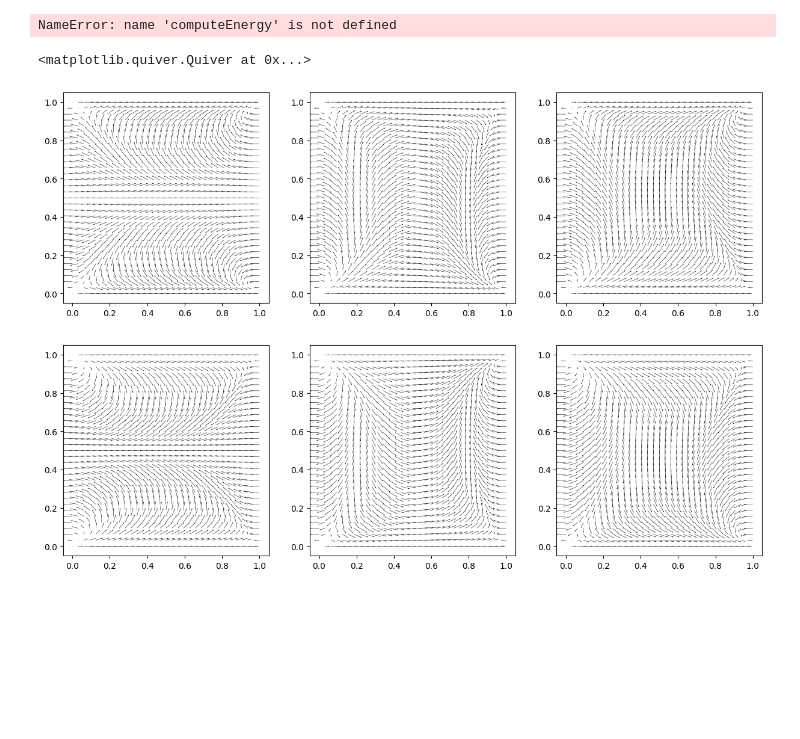
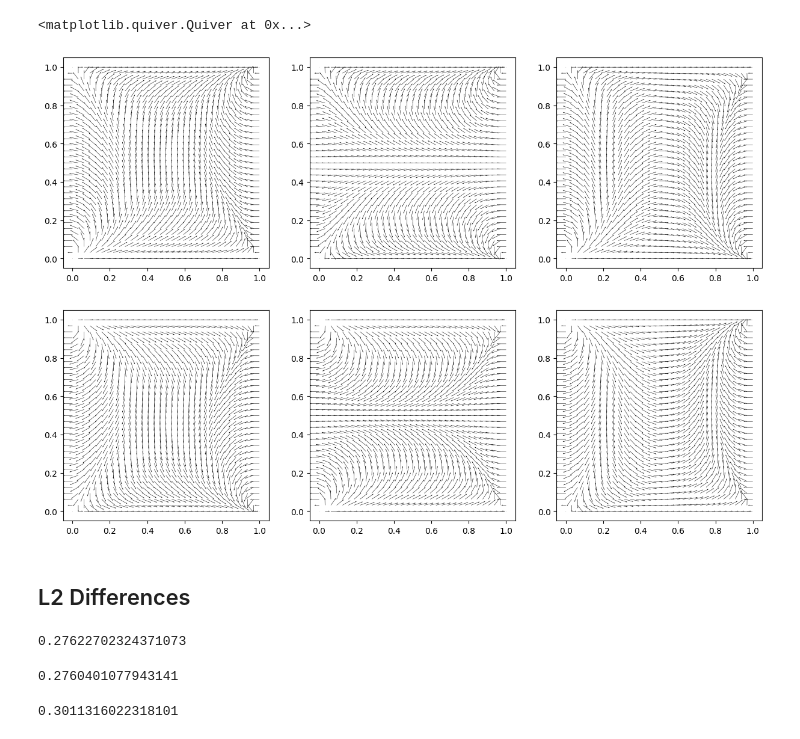
Before and after one commit to SeanDisaro/DeflationPIML, a Jupyter notebook: metricsAndPics4Paper.ipynb, the cells around one changed output. Cells and saved outputs as stored; diff of their text form; code cells hidden in the pictures; blank space fills up the shorter version.

```diff
--- a/metricsAndPics4Paper.ipynb
+++ b/metricsAndPics4Paper.ipynb
@@ -96,0 +134,7 @@ array([[0.     , 0.     ],
+# %%
+D1_fem = scipy.io.loadmat("data/Reduced2DimLDG/trueSolution/data_LDG_D1_solution.mat")
+D2_fem = scipy.io.loadmat("data/Reduced2DimLDG/trueSolution/data_LDG_D2_solution.mat")
+R1_fem = scipy.io.loadmat("data/Reduced2DimLDG/trueSolution/data_LDG_R1_solution.mat")
+R2_fem = scipy.io.loadmat("data/Reduced2DimLDG/trueSolution/data_LDG_R2_solution.mat")
+R3_fem = scipy.io.loadmat("data/Reduced2DimLDG/trueSolution/data_LDG_R3_solution.mat")
+R4_fem = scipy.io.loadmat("data/Reduced2DimLDG/trueSolution/data_LDG_R4_solution.mat")
@@ -180,47 +237,43 @@ ax[1,2].quiver(
-# %%
-computeEnergy(xy[:,0], xy[:,1], Q11_fem[3], Q12_fem[4])
-# %% [output]
-NameError: name 'computeEnergy' is not defined
 # %%
 fig, ax = plt.subplots(2, 3)
 fig.set_figheight(10)
 fig.set_figwidth(15)
 ax[0,0].quiver(
-                xy[:,0], xy[:,1],
-                Q11_fem[0],
-                Q12_fem[0],
+                xy[:33*33,0], xy[:33*33,1],
+                Q11_fem[0][:33*33],
+                Q12_fem[0][:33*33],
                 angles='xy', scale_units='xy', scale=20, width=0.0015
                 )
 ax[1,0].quiver(
-                xy[:,0], xy[:,1],
-                Q11_fem[1],
-                Q12_fem[1],
+                xy[:33*33,0], xy[:33*33,1],
+                Q11_fem[1][:33*33],
+                Q12_fem[1][:33*33],
                 angles='xy', scale_units='xy', scale=20, width=0.0015
                 )
 ax[0,1].quiver(
-                xy[:,0], xy[:,1],
-                Q11_fem[2],
-                Q12_fem[2],
+                xy[:33*33,0], xy[:33*33,1],
+                Q11_fem[2][:33*33],
+                Q12_fem[2][:33*33],
                 angles='xy', scale_units='xy', scale=20, width=0.0015
                 )
 ax[1,1].quiver(
-                xy[:,0], xy[:,1],
-                Q11_fem[3],
-                Q12_fem[3],
+                xy[:33*33,0], xy[:33*33,1],
+                Q11_fem[3][:33*33],
+                Q12_fem[3][:33*33],
                 angles='xy', scale_units='xy', scale=20, width=0.0015
                 )
 ax[0,2].quiver(
-                xy[:,0], xy[:,1],
-                Q11_fem[4],
-                Q12_fem[4],
+                xy[:33*33,0], xy[:33*33,1],
+                Q11_fem[4][:33*33],
+                Q12_fem[4][:33*33],
                 angles='xy', scale_units='xy', scale=20, width=0.0015
                 )
 ax[1,2].quiver(
-                xy[:,0], xy[:,1],
-                Q11_fem[5],
-                Q12_fem[5],
+                xy[:33*33,0], xy[:33*33,1],
+                Q11_fem[5][:33*33],
+                Q12_fem[5][:33*33],
                 angles='xy', scale_units='xy', scale=20, width=0.0015
                 )
 # %% [output]
 <matplotlib.quiver.Quiver at 0x...>
-[figure, old version]
+[figure, new version]
@@ -286,0 +280,20 @@ def computeEnergy(x, y, Q11, Q12):
+# %% [markdown]
+## L2 Differences
+# %%
+# D1 L2-Difference
+i = 0
+l2Difference(xy[:,0], xy[:,1],Q11_fem[i], Q12_fem[i], x, y , Q11_NN[i], Q12_NN[i] ).item()
+# %% [output]
+0.27622702324371073
+# %%
+# D2 L2-Difference
+i = 1
+l2Difference(xy[:,0], xy[:,1],Q11_fem[i], Q12_fem[i], x, y , Q11_NN[i], Q12_NN[i] ).item()
+# %% [output]
+0.2760401077943141
+# %%
+# R1 L2-Difference
+i = 2
+l2Difference(xy[:,0], xy[:,1],Q11_fem[i], Q12_fem[i], x, y , Q11_NN[i], Q12_NN[i] ).item()
+# %% [output]
+0.3011316022318101
```
Also changed, not shown: parts of 24 cells of this notebook, 2 other files.
